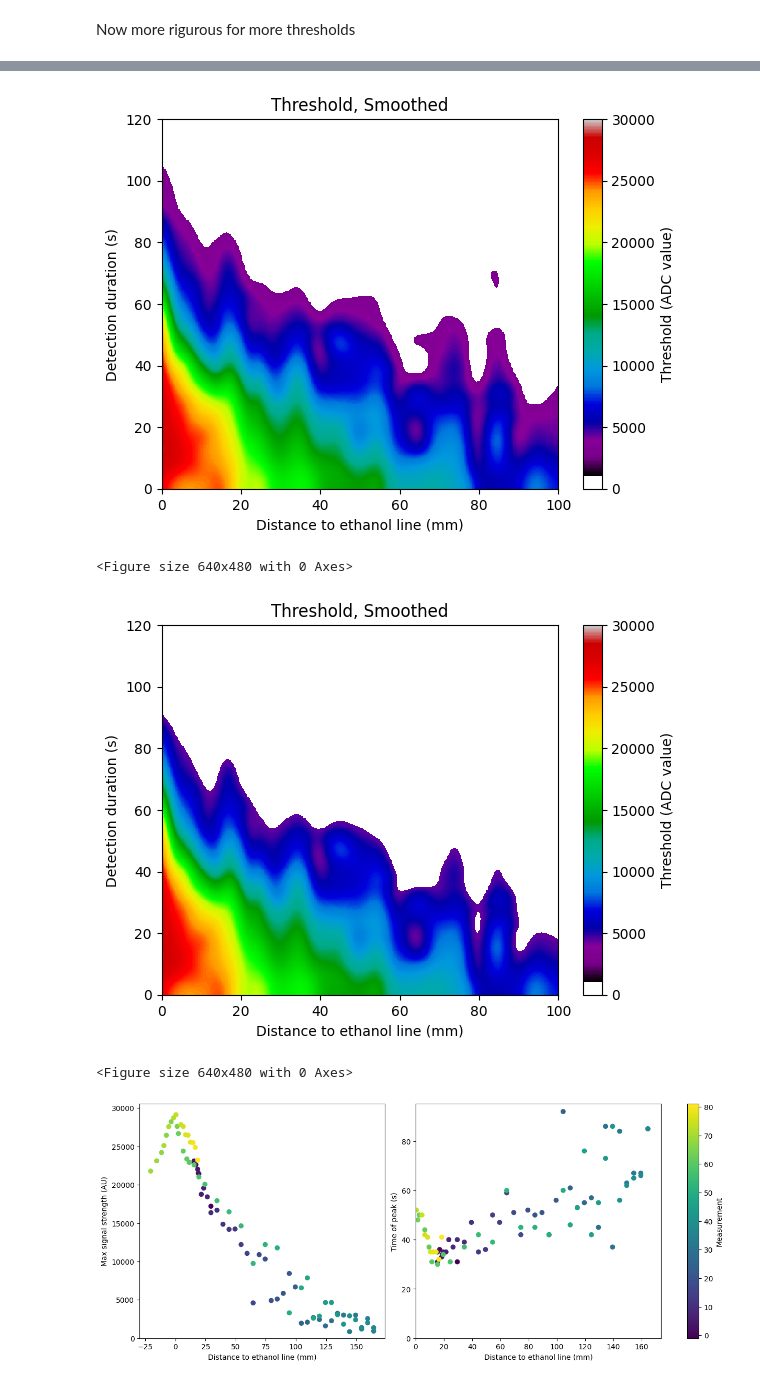
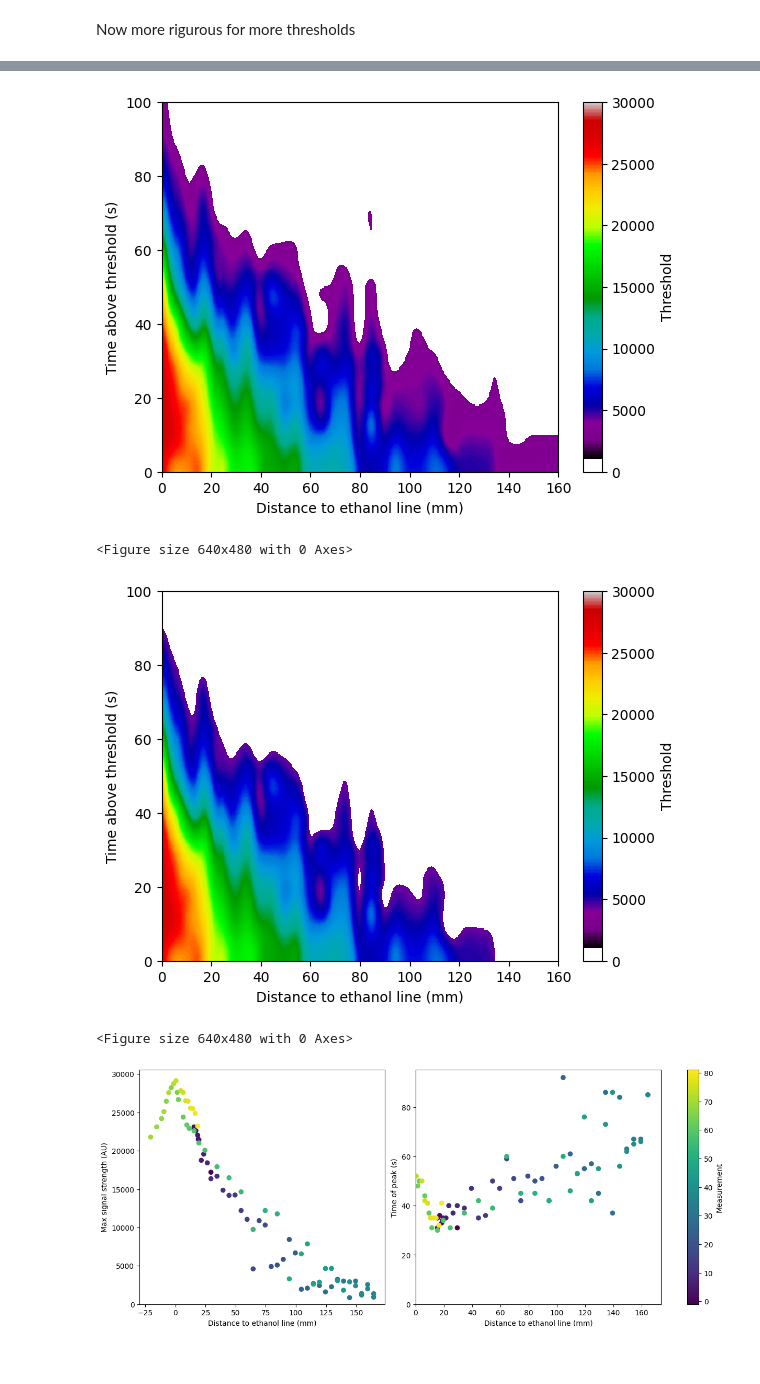
Before and after one commit to Michiel-E3/Bachelor-project, a Jupyter notebook: data-analyse experiment 2/data-analysis2.ipynb, the cells around one changed output, grey strips where cells are left out. Cells and saved outputs as stored; diff of their text form; code cells hidden in the pictures.

```diff
--- a/data-analyse experiment 2/data-analysis2.ipynb
+++ b/data-analyse experiment 2/data-analysis2.ipynb
@@ -308,7 +336,7 @@ time_values = []
 for i, t in enumerate(thresholds):
     for j, d in enumerate(distance):
         time = time_of_use[i, j]
-        if not np.isnan(time) and 0<d:  # Only keep valid data
+        if not np.isnan(time):# and 0<d:  # Only keep valid data
             threshold_values.append(t)
             distance_values.append(d)
             time_values.append(time)
@@ -440,40 +498,40 @@ plt.clf()
 # %%
-index = np.where(threshold_grid < 3200)
+index = np.where(threshold_grid < 3203)
 threshold_grid[index] = np.nan
 
 # Plotting
 fig, ax = plt.subplots()
-ax.set_title('Threshold, Smoothed')
+# ax.set_title('Threshold, Smoothed')
 c = ax.pcolormesh(distance_mesh, Time_mesh, threshold_grid, cmap='nipy_spectral', shading='auto', vmin=threshold_min, vmax=30000)
-ax.set_xlim(0,100)
-ax.set_ylim(0,120)
+ax.set_xlim(0,160)
+ax.set_ylim(0,100)
 ax.set_xlabel("Distance to ethanol line (mm)")
-ax.set_ylabel("Detection duration (s)")
-cb = fig.colorbar(c, ax=ax, label="Threshold (ADC value)")
+ax.set_ylabel("Time above threshold (s)")
+cb = fig.colorbar(c, ax=ax, label="Threshold")
 cb.set_ticks(range(0,30001,5000))
 plt.show()
 plt.clf()
 
 
-index = np.where(threshold_grid < 4300)
+index = np.where(threshold_grid < 4229)
 threshold_grid[index] = np.nan
 
 # Plotting
 fig, ax = plt.subplots()
-ax.set_title('Threshold, Smoothed')
+# ax.set_title('Threshold, Smoothed')
 c = ax.pcolormesh(distance_mesh, Time_mesh, threshold_grid, cmap='nipy_spectral', shading='auto', vmin=threshold_min, vmax=30000)
-ax.set_xlim(0,100)
-ax.set_ylim(0,120)
+ax.set_xlim(0,160)
+ax.set_ylim(0,100)
 ax.set_xlabel("Distance to ethanol line (mm)")
-ax.set_ylabel("Detection duration (s)")
-cb = fig.colorbar(c, ax=ax, label="Threshold (ADC value)")
+ax.set_ylabel("Time above threshold (s)")
+cb = fig.colorbar(c, ax=ax, label="Threshold")
 cb.set_ticks(range(0,30001,5000))
 plt.show()
 plt.clf()
 # %% [output]
-[figure, old version]
+[figure, new version]
 <Figure size 640x480 with 0 Axes>
-[figure, old version]
+[figure, new version]
 <Figure size 640x480 with 0 Axes>
 # %%
 # Create side-by-side subplots with equal width
```
Also changed, not shown: parts of 6 cells of this notebook, 1 other file.
